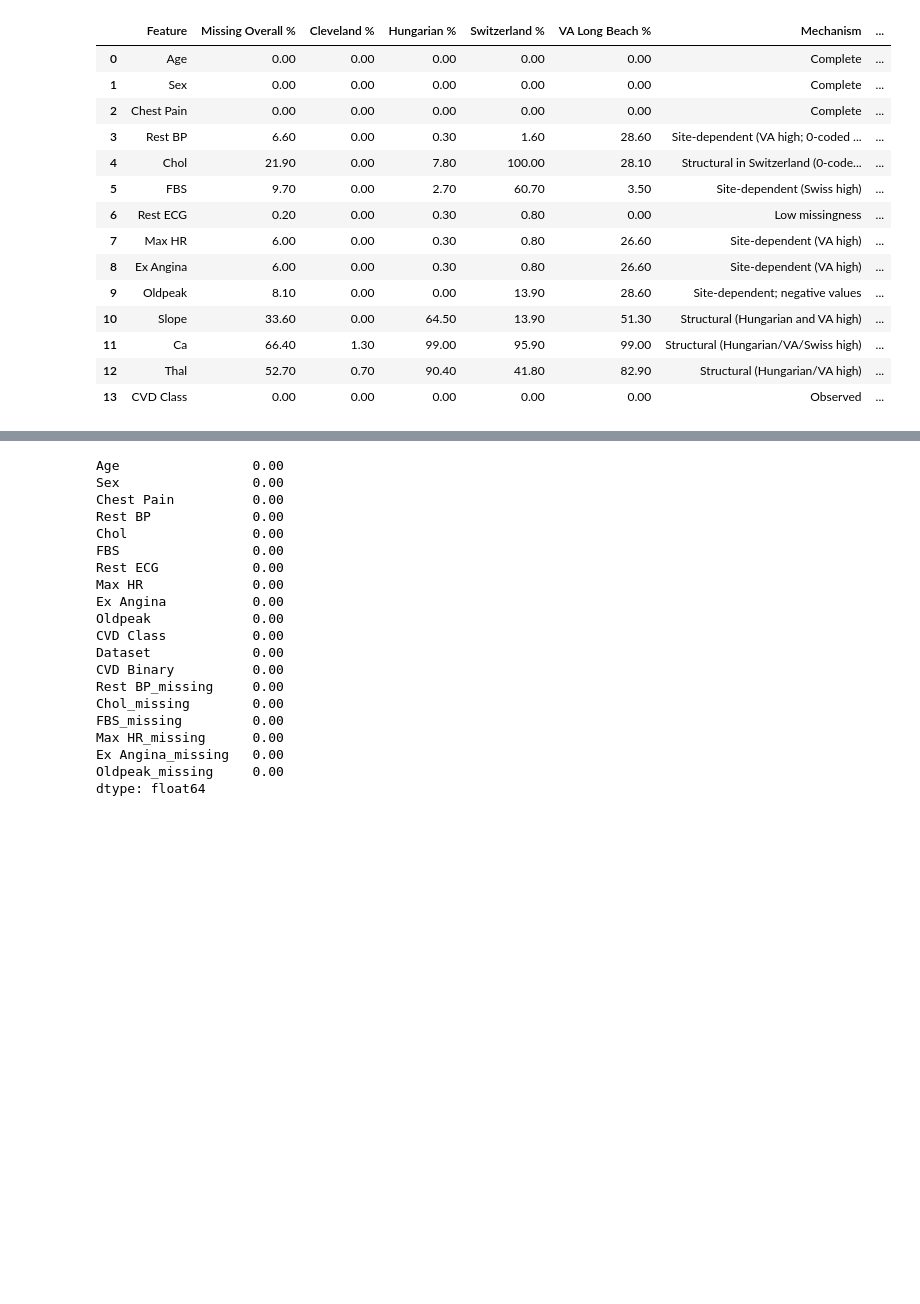
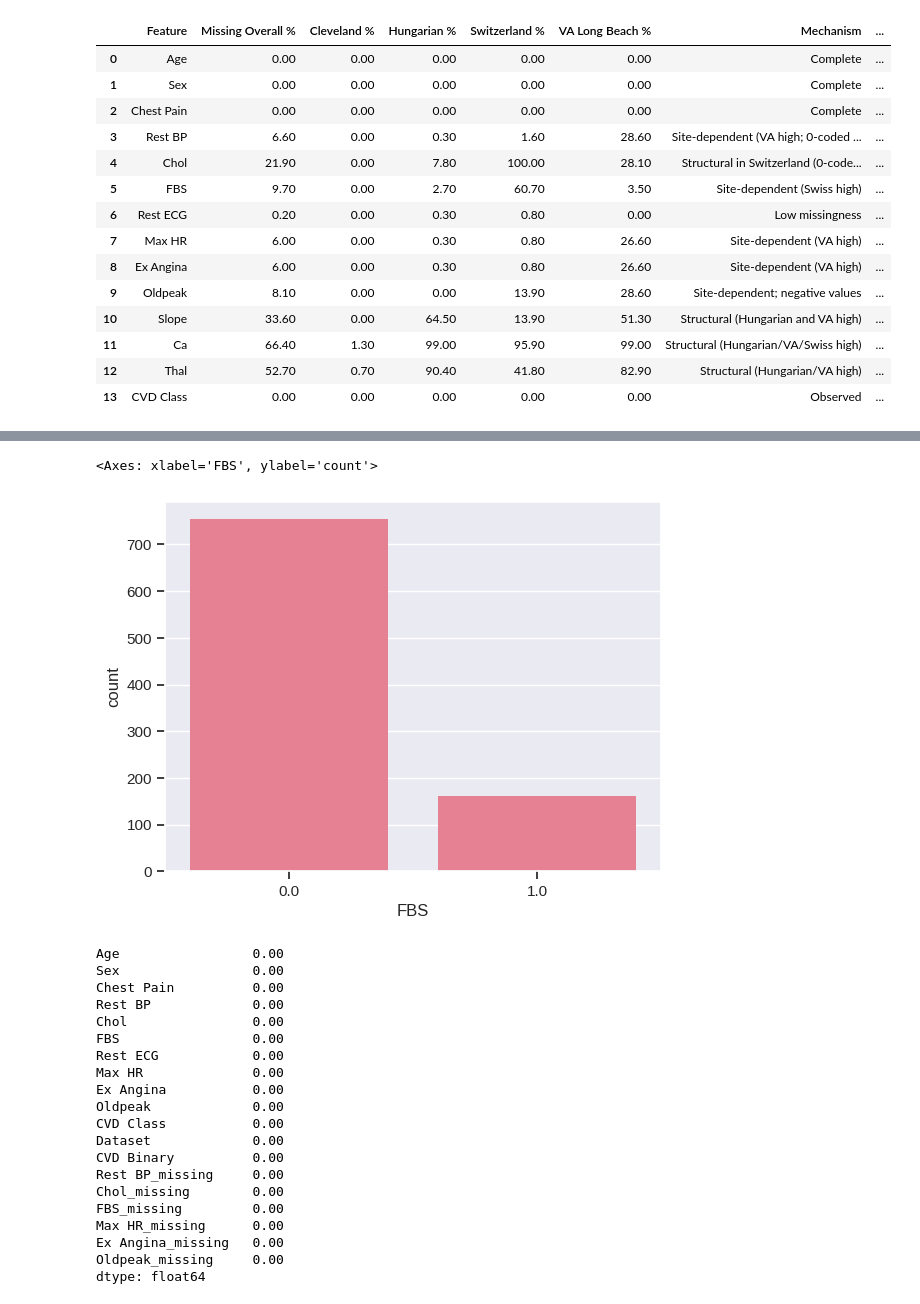
Before and after one commit to Ericn01/Heart-Disease-Prediction, a Jupyter notebook: 2_population_analysis_and_cleaning.ipynb, the cells around one changed output, grey strips where cells are left out. Drawn from its saved outputs; the diff is of its cells as text; code cells hidden in the pictures; blank space fills up the shorter version.

```diff
--- a/2_population_analysis_and_cleaning.ipynb
+++ b/2_population_analysis_and_cleaning.ipynb
@@ -443,16 +442,18 @@ import miceforest as mf
 
 # Create the missingness indicator for FBS
 missing_indicator_features = ["Rest BP", "Chol", "FBS", "Max HR", "Ex Angina", "Oldpeak"]
-pooled_df = add_missingness_indicators(df_analysis, missing_indicator_features)
+df_to_impute = add_missingness_indicators(df_analysis, missing_indicator_features)
 
 # Define which columns to use for imputation
-df_to_impute = df.drop(columns=['CVD Class'])
+df_to_impute = df_to_impute.drop(columns=['CVD Class'])
+
+print(df_to_impute.head())
 
 # Initialize the Multiple Imputation Kernel
 kernel = mf.ImputationKernel(
-    df_to_impute,
-    datasets=5,
-    save_all_iterations=True,
+    df_to_impute.select_dtypes(include="number"),
+    num_datasets=5,
+    save_all_iterations_data=True,
     random_state=42
 )
 
@@ -462,6 +463,5 @@ kernel.mice(iterations=3)
 # 5. Extract a completed dataset
 df_completed = kernel.complete_data(dataset=0)
 
-# Add the target back for your Factor Analysis/Modeling
-df_completed['target'] = df['target']
+df_completed
 # %% [output]
@@ -469,3 +498,8 @@ ModuleNotFoundError: No module named 'miceforest'
+# %%
+sns.countplot(data=df_completed, x="FBS")
+# %% [output]
+<Axes: xlabel='FBS', ylabel='count'>
+[figure, added]
 # %%
 # Helper for site-specific imputation
 def impute_by_dataset(df_in, group_col, numeric_cols, categorical_cols):
```
Also changed, not shown: parts of 4 cells of this notebook, 3 other files.
